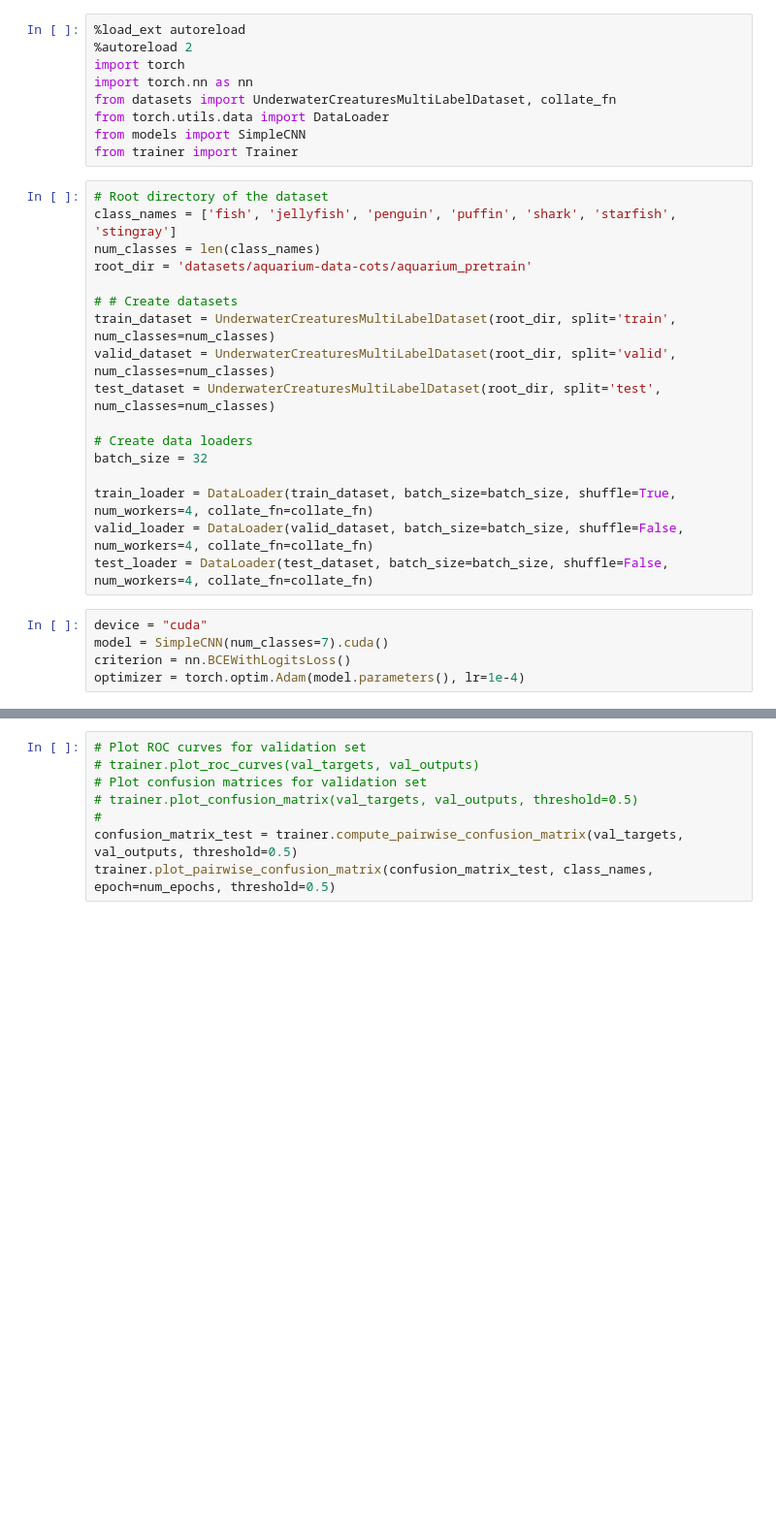
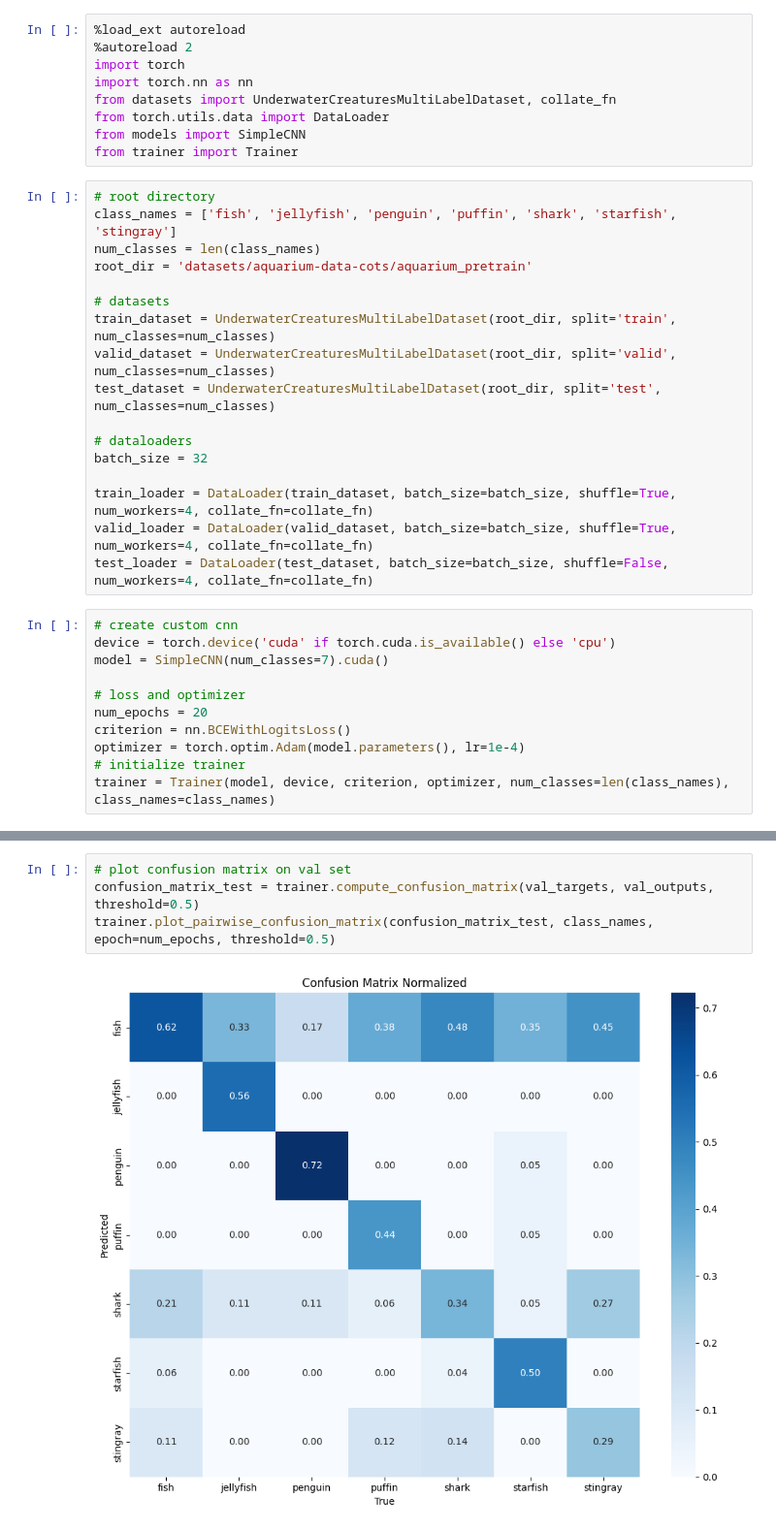
Before and after one commit to ishikaalunawat/cs230_project, a Jupyter notebook: train_cnn.ipynb, the cells around one changed output, grey strips where cells are left out. Shown at 97% size. Drawn from its saved outputs; the diff is of its cells as text; blank space fills up the shorter version.

```diff
--- a/train_cnn.ipynb
+++ b/train_cnn.ipynb
@@ -8,25 +8,31 @@ from torch.utils.data import DataLoader
 from models import SimpleCNN
 from trainer import Trainer
 # %%
-# Root directory of the dataset
+# root directory
 class_names = ['fish', 'jellyfish', 'penguin', 'puffin', 'shark', 'starfish', 'stingray']
 num_classes = len(class_names)
 root_dir = 'datasets/aquarium-data-cots/aquarium_pretrain'
 
-# # Create datasets
+# datasets
 train_dataset = UnderwaterCreaturesMultiLabelDataset(root_dir, split='train', num_classes=num_classes)
 valid_dataset = UnderwaterCreaturesMultiLabelDataset(root_dir, split='valid', num_classes=num_classes)
 test_dataset = UnderwaterCreaturesMultiLabelDataset(root_dir, split='test', num_classes=num_classes)
 
-# Create data loaders
+# dataloaders
 batch_size = 32
 
 train_loader = DataLoader(train_dataset, batch_size=batch_size, shuffle=True, num_workers=4, collate_fn=collate_fn)
-valid_loader = DataLoader(valid_dataset, batch_size=batch_size, shuffle=False, num_workers=4, collate_fn=collate_fn)
+valid_loader = DataLoader(valid_dataset, batch_size=batch_size, shuffle=True, num_workers=4, collate_fn=collate_fn)
 test_loader = DataLoader(test_dataset, batch_size=batch_size, shuffle=False, num_workers=4, collate_fn=collate_fn)
 # %%
-device = "cuda"
+# create custom cnn
+device = torch.device('cuda' if torch.cuda.is_available() else 'cpu')
 model = SimpleCNN(num_classes=7).cuda()
+
+# loss and optimizer
+num_epochs = 20
 criterion = nn.BCEWithLogitsLoss()
 optimizer = torch.optim.Adam(model.parameters(), lr=1e-4)
+# initialize trainer
+trainer = Trainer(model, device, criterion, optimizer, num_classes=len(class_names), class_names=class_names)
 # %%
@@ -45,11 +74,9 @@ NameError: name 'model' is not defined
 # %%
-# Plot ROC curves for validation set
-# trainer.plot_roc_curves(val_targets, val_outputs)
-# Plot confusion matrices for validation set
-# trainer.plot_confusion_matrix(val_targets, val_outputs, threshold=0.5)
-#
-confusion_matrix_test = trainer.compute_pairwise_confusion_matrix(val_targets, val_outputs, threshold=0.5)
+# plot confusion matrix on val set
+confusion_matrix_test = trainer.compute_confusion_matrix(val_targets, val_outputs, threshold=0.5)
 trainer.plot_pairwise_confusion_matrix(confusion_matrix_test, class_names, epoch=num_epochs, threshold=0.5)
+# %% [output]
+[figure, added]
 # %%
 # Visualize predictions on validation set
 trainer.visualize_predictions(valid_loader, num_images=8, threshold=0.8)
```
Also changed, not shown: parts of 5 cells of this notebook, 6 other files.
